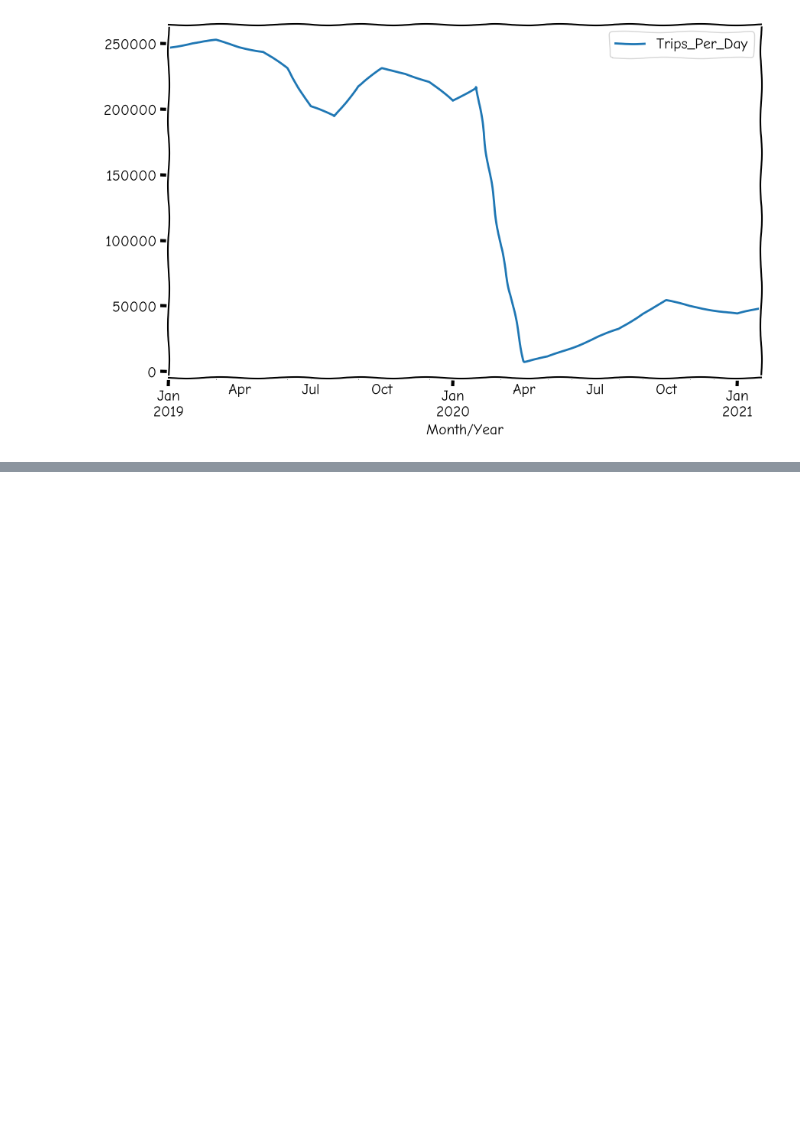
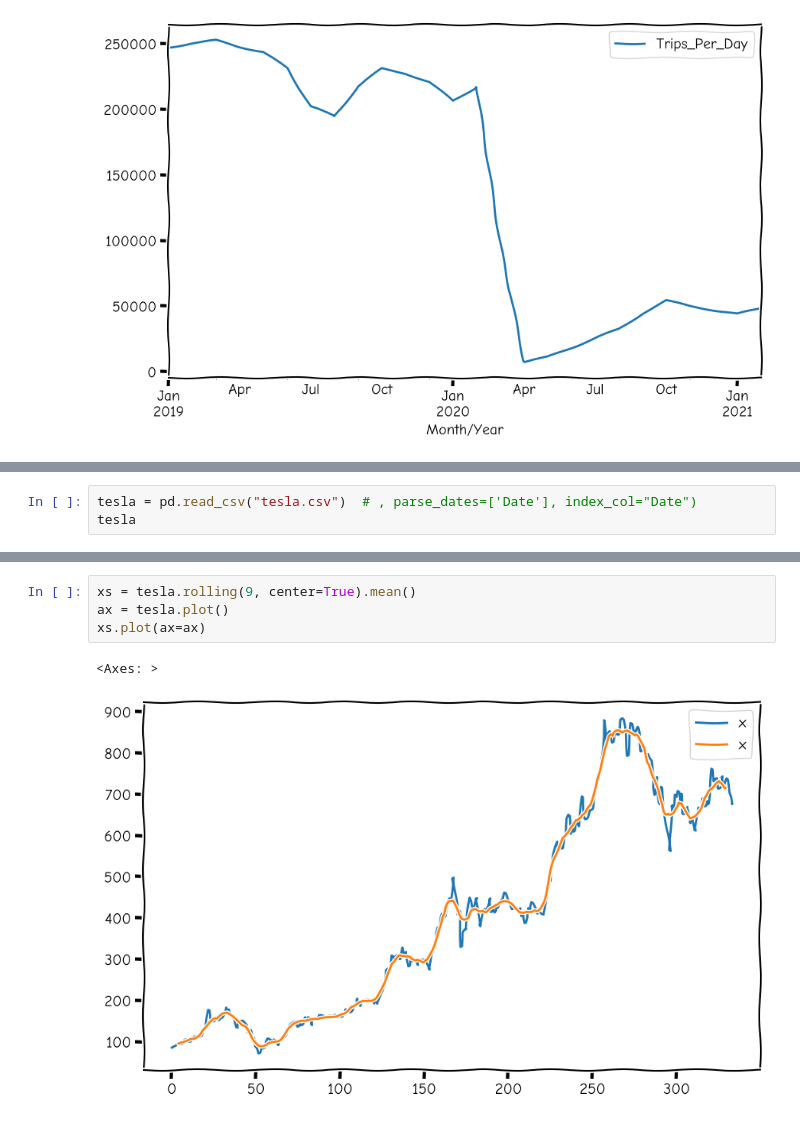
Before and after one commit to cenkt/EffectivePandasBook, a Jupyter notebook: timeseriesP.ipynb, the cells around one changed output, grey strips where cells are left out. Drawn from its saved outputs; the diff is of its cells as text; blank space fills up the shorter version.

```diff
--- a/timeseriesP.ipynb
+++ b/timeseriesP.ipynb
@@ -172,0 +183,3 @@ NYCabRaw_yellow["2019-01-01":"2021-02-01"].plot()
+# %%
+tesla = pd.read_csv("tesla.csv")  # , parse_dates=['Date'], index_col="Date")
+tesla
@@ -172,0 +200,7 @@ NYCabRaw_yellow["2019-01-01":"2021-02-01"].plot()
+# %%
+xs = tesla.rolling(9, center=True).mean()
+ax = tesla.plot()
+xs.plot(ax=ax)
+# %% [output]
+<Axes: >
+[figure, added]
```
Also changed, not shown: parts of 18 cells of this notebook, 4 other files.
